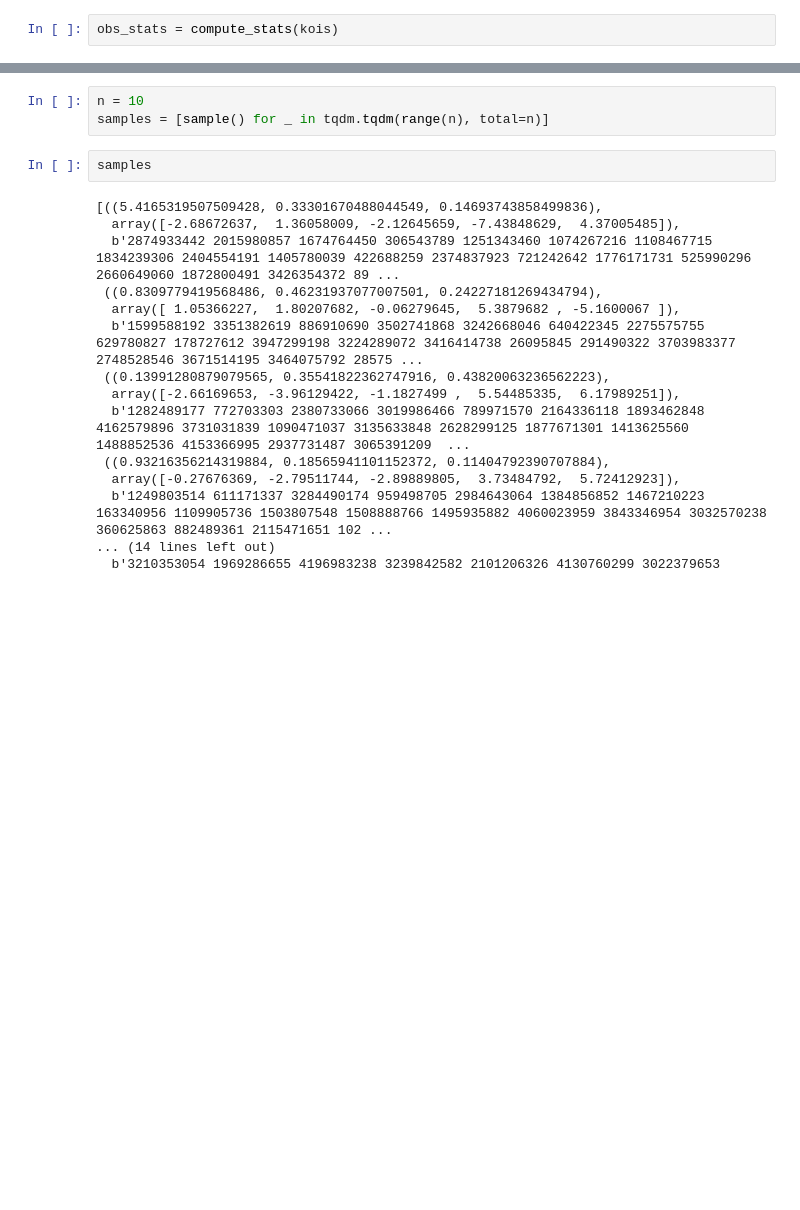
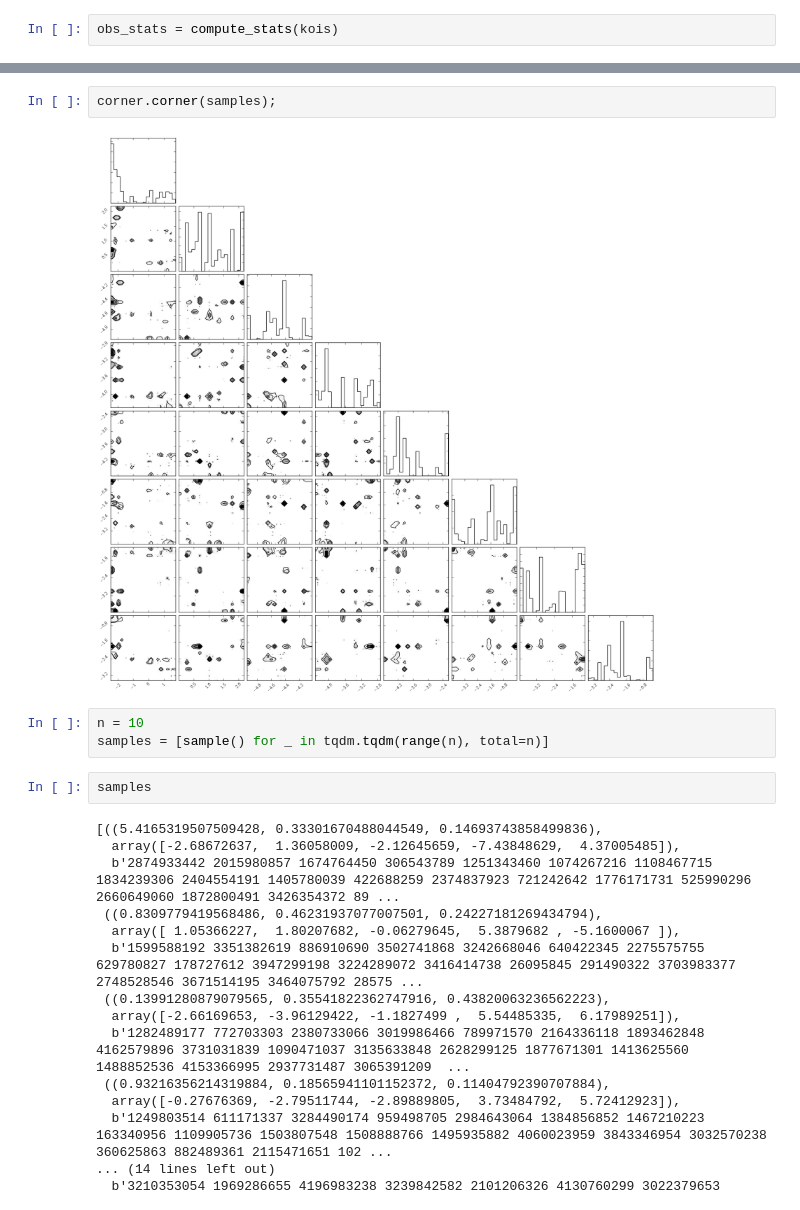
Before and after one commit to dfm/exoabc, a Jupyter notebook: exoplanet-demo.ipynb, the cells around one changed output, grey strips where cells are left out. Drawn from its saved outputs; the diff is of its cells as text; blank space fills up the shorter version.

```diff
--- a/exoplanet-demo.ipynb
+++ b/exoplanet-demo.ipynb
@@ -95,3 +142,7 @@ def sample(initial=None):
+# %%
+corner.corner(samples);
+# %% [output]
+[figure, added]
 # %%
 n = 10
 samples = [sample() for _ in tqdm.tqdm(range(n), total=n)]
```
Also changed, not shown: parts of 16 cells of this notebook, 2 other files.
